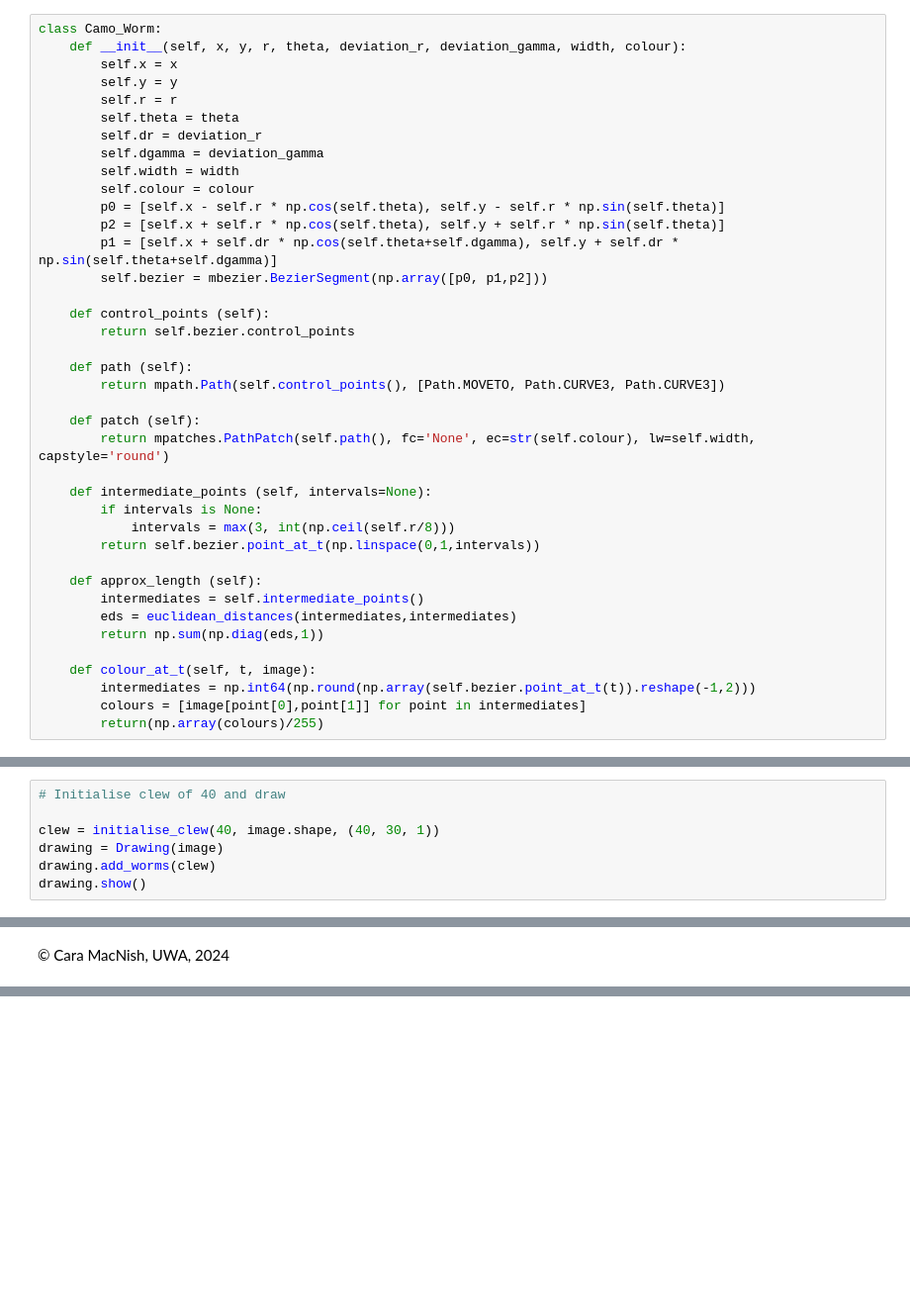
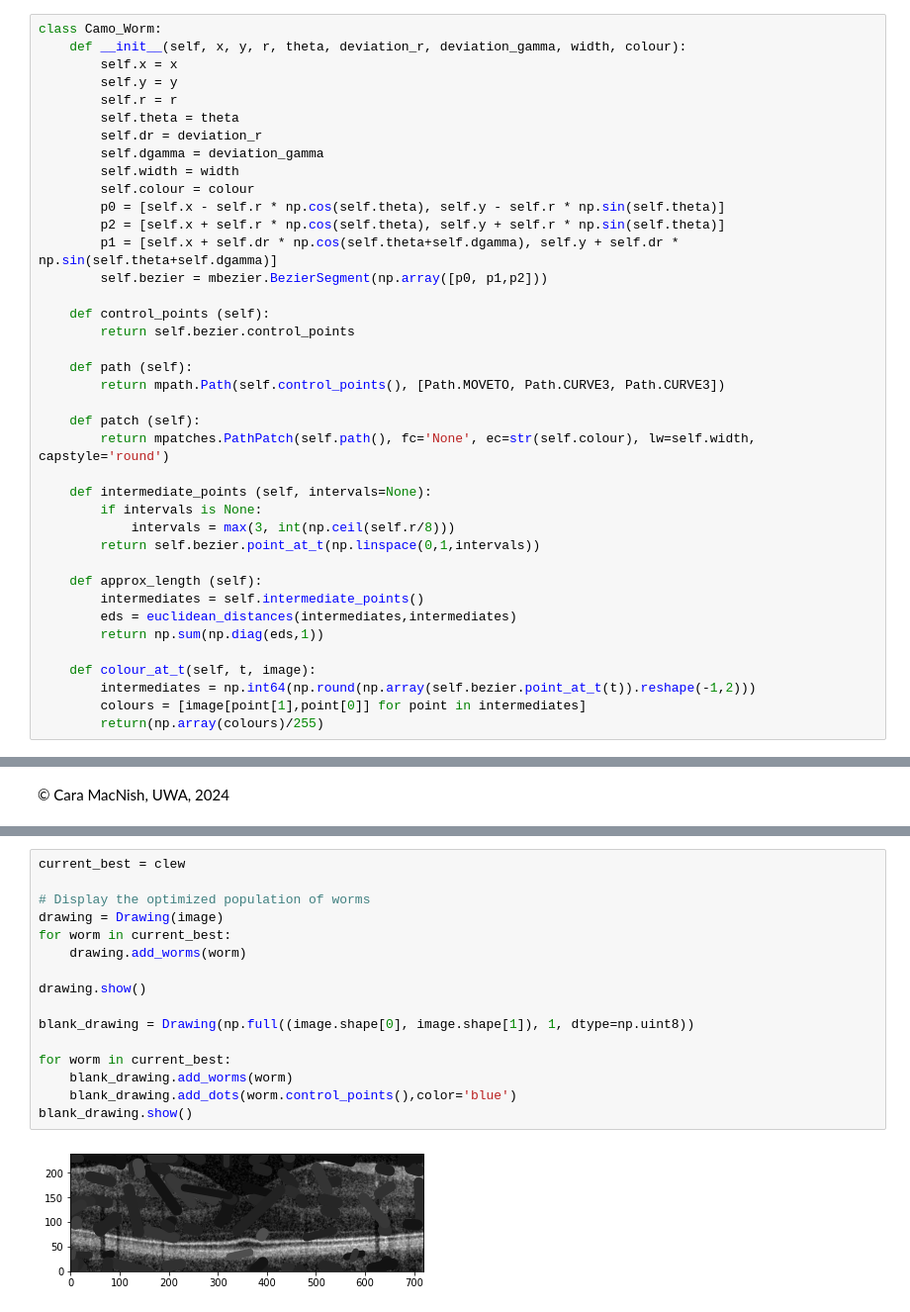
Before and after one commit to liannelong/CITS4404_Project, a Jupyter notebook: CamoWorms/CamoWorms.ipynb, the cells around one changed output, grey strips where cells are left out. Shown at 99% size. Saved outputs shown, nothing was run; the diff lists cells and outputs as text; blank space fills up the shorter version.

```diff
--- a/CamoWorms/CamoWorms.ipynb
+++ b/CamoWorms/CamoWorms.ipynb
@@ -101,7 +92,7 @@ class Camo_Worm:
 
     def colour_at_t(self, t, image):
         intermediates = np.int64(np.round(np.array(self.bezier.point_at_t(t)).reshape(-1,2)))
-        colours = [image[point[0],point[1]] for point in intermediates]
+        colours = [image[point[1],point[0]] for point in intermediates]
         return(np.array(colours)/255)
 # %%
 class Drawing:
@@ -161,10 +154,3 @@ def initialise_clew (size, imshape, init_params):
     for i in range(size):
         clew.append(random_worm(imshape, init_params))
     return clew
-# %%
-# Initialise clew of 40 and draw
-
-clew = initialise_clew(40, image.shape, (40, 30, 1))
-drawing = Drawing(image)
-drawing.add_worms(clew)
-drawing.show()
@@ -672,0 +592,18 @@ display_grayscale_image(255)  # All white image
+# %%
+current_best = clew
+
+# Display the optimized population of worms
+drawing = Drawing(image)
+for worm in current_best:
+    drawing.add_worms(worm)
+
+drawing.show()
+
+blank_drawing = Drawing(np.full((image.shape[0], image.shape[1]), 1, dtype=np.uint8))
+
+for worm in current_best:
+    blank_drawing.add_worms(worm)
+    blank_drawing.add_dots(worm.control_points(),color='blue')
+blank_drawing.show()
+# %% [output]
+[figure, added]
```
Also changed, not shown: parts of 23 cells of this notebook.
